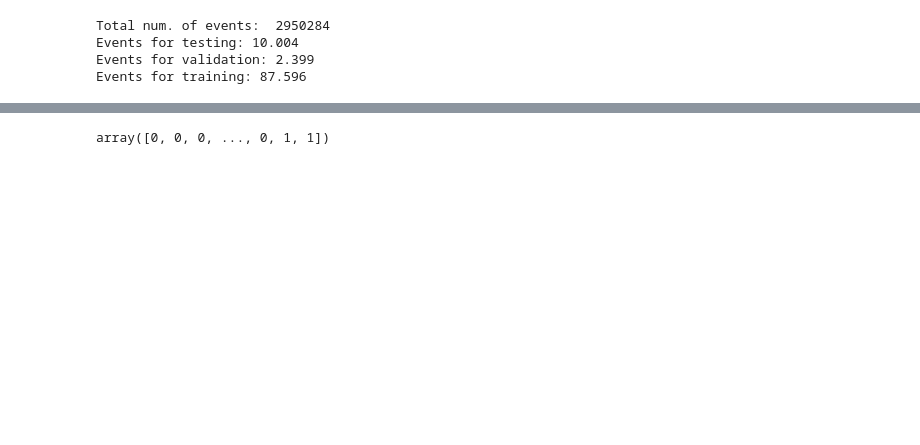
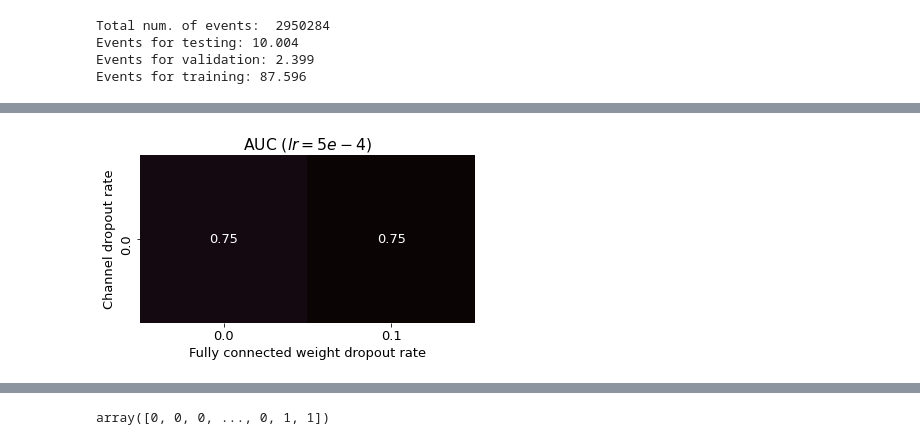
Before and after one commit to inakierregueab/WatChMaL, a Jupyter notebook: notebooks/mc_dropout/exploration_uncertainty.ipynb, the cells around one changed output, grey strips where cells are left out. Cells and saved outputs as stored; diff of their text form; code cells hidden in the pictures; blank space fills up the shorter version.

```diff
--- a/notebooks/mc_dropout/exploration_uncertainty.ipynb
+++ b/notebooks/mc_dropout/exploration_uncertainty.ipynb
@@ -122,0 +111,10 @@ plt.show()
+# %%
+sns.heatmap(pd.pivot_table(df_groupped[df_groupped['learning_rate']==0.0005], values='auc', columns=['fc_dropout'], index=['bb_dropout']).sort_index(ascending=False),
+            annot=True, cmap='mako_r', vmin=0.635, vmax=0.75, square=True, cbar=None) #"flare"
+plt.title(r'AUC ($lr=5e-4$)')
+plt.xlabel('Fully connected weight dropout rate')
+plt.ylabel('Channel dropout rate')
+plt.savefig('dropout_1e4.png', dpi=300, bbox_inches = "tight")
+plt.show()
+# %% [output]
+[figure, added]
```
Also changed, not shown: parts of 18 cells of this notebook, 6 other files.
